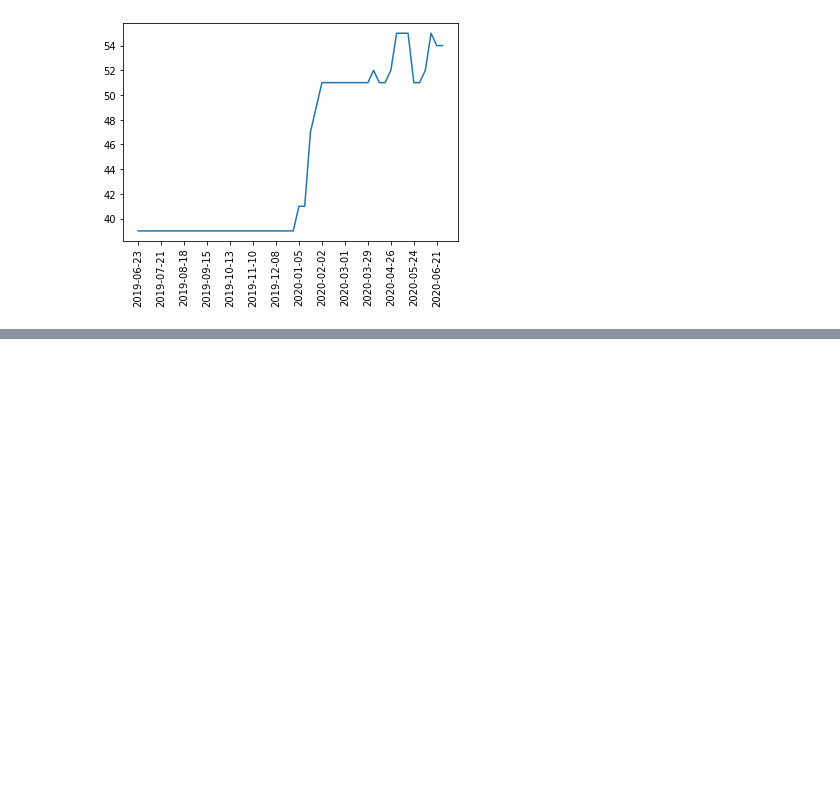
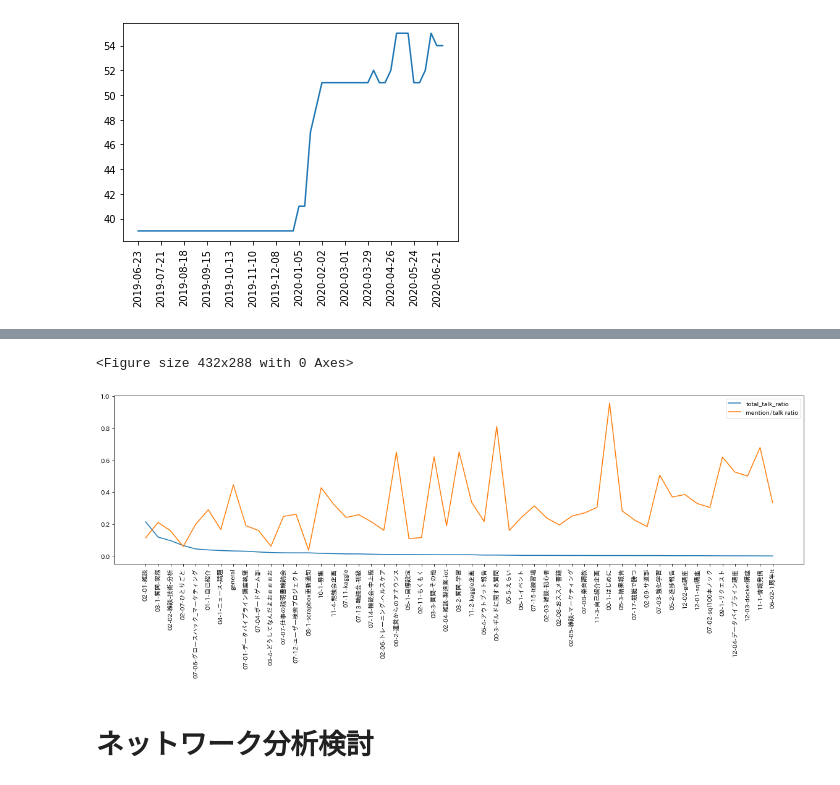
Before and after one commit to daikichidaze/slack-report-2020, a Jupyter notebook: slack-data-bacis-analysis.ipynb, the cells around one changed output, grey strips where cells are left out. Saved outputs shown, nothing was run; the diff lists cells and outputs as text; code cells hidden in the pictures; blank space fills up the shorter version.

```diff
--- a/slack-data-bacis-analysis.ipynb
+++ b/slack-data-bacis-analysis.ipynb
@@ -124,0 +189,16 @@ df_channel_mention_count
+# %%
+df_channel_talk_mention_count.sort_values(by='total_talk_ratio', ascending=False, inplace = True)
+# %%
+df_plt = df_channel_talk_mention_count[df_channel_talk_mention_count['talk_count']>=10].copy()
+plt.clf()
+plt.figure(figsize=(20,5))
+plt.plot(range(len(df_plt)),df_plt['total_talk_ratio'], label='total_talk_ratio')
+plt.plot(range(len(df_plt)),df_plt['mention_ratio'], label = 'mention/talk ratio')
+plt.xticks(ticks=range(len(df_plt)), labels=df_plt['channel_name'], rotation=90)
+plt.legend(loc='best')
+plt.show()
+# %% [output]
+<Figure size 432x288 with 0 Axes>
+[figure, added]
+# %% [markdown]
+# ネットワーク分析検討
```
Also changed, not shown: parts of 15 cells of this notebook.
